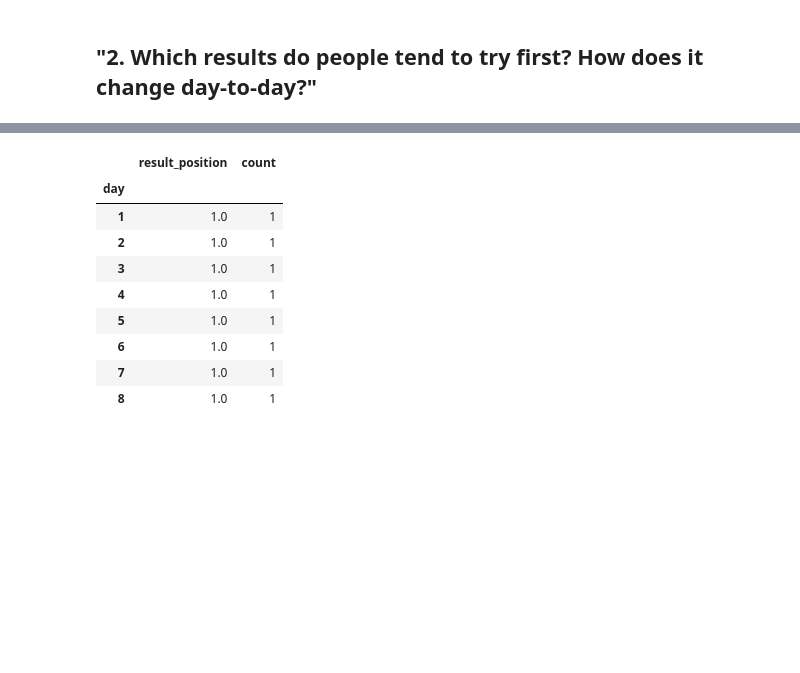
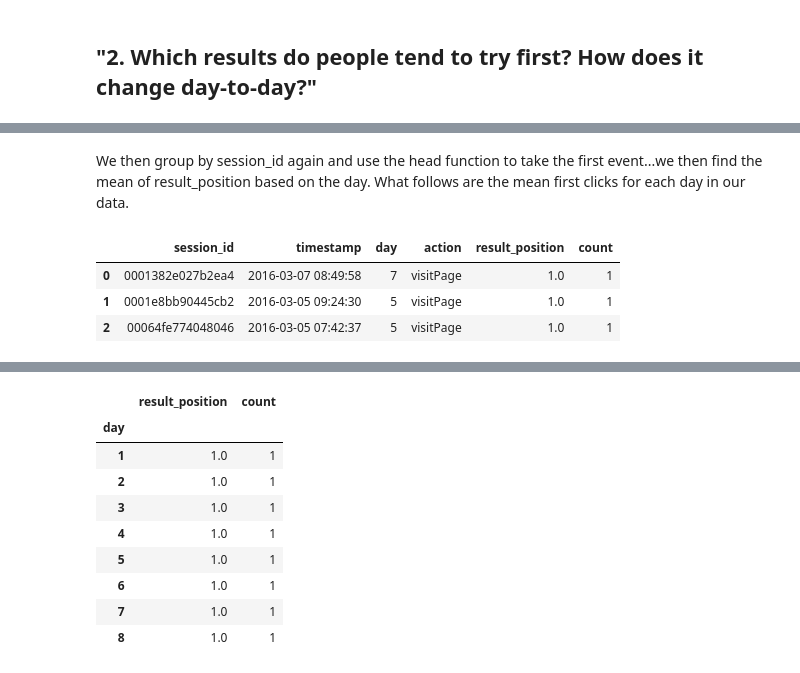
Before and after one commit to wnowak10/wikimedia, a Jupyter notebook: wiki.ipynb, the cells around one changed output, grey strips where cells are left out. Drawn from its saved outputs; the diff is of its cells as text; code cells hidden in the pictures; blank space fills up the shorter version.

```diff
--- a/wiki.ipynb
+++ b/wiki.ipynb
@@ -214,0 +243,10 @@ Whoa...big difference in click through between A and B. I won't run any tests, b
+# %% [markdown]
+We then group by session_id again and use the head function to take the first event...we then find the mean of result_position based on the day. What follows are the mean first clicks for each day in our data.
+# %%
+first=visited.groupby('session_id').head(1).reset_index(drop=True)
+first[0:3]
+# %% [output]
+|  | session_id | timestamp | day | action | result_position | count |
+| 0 | 0001382e027b2ea4 | 2016-03-07 08:49:58 | 7 | visitPage | 1.0 | 1 |
+| 1 | 0001e8bb90445cb2 | 2016-03-05 09:24:30 | 5 | visitPage | 1.0 | 1 |
+| 2 | 00064fe774048046 | 2016-03-05 07:42:37 | 5 | visitPage | 1.0 | 1 |
```
Also changed, not shown: parts of 19 cells of this notebook.
